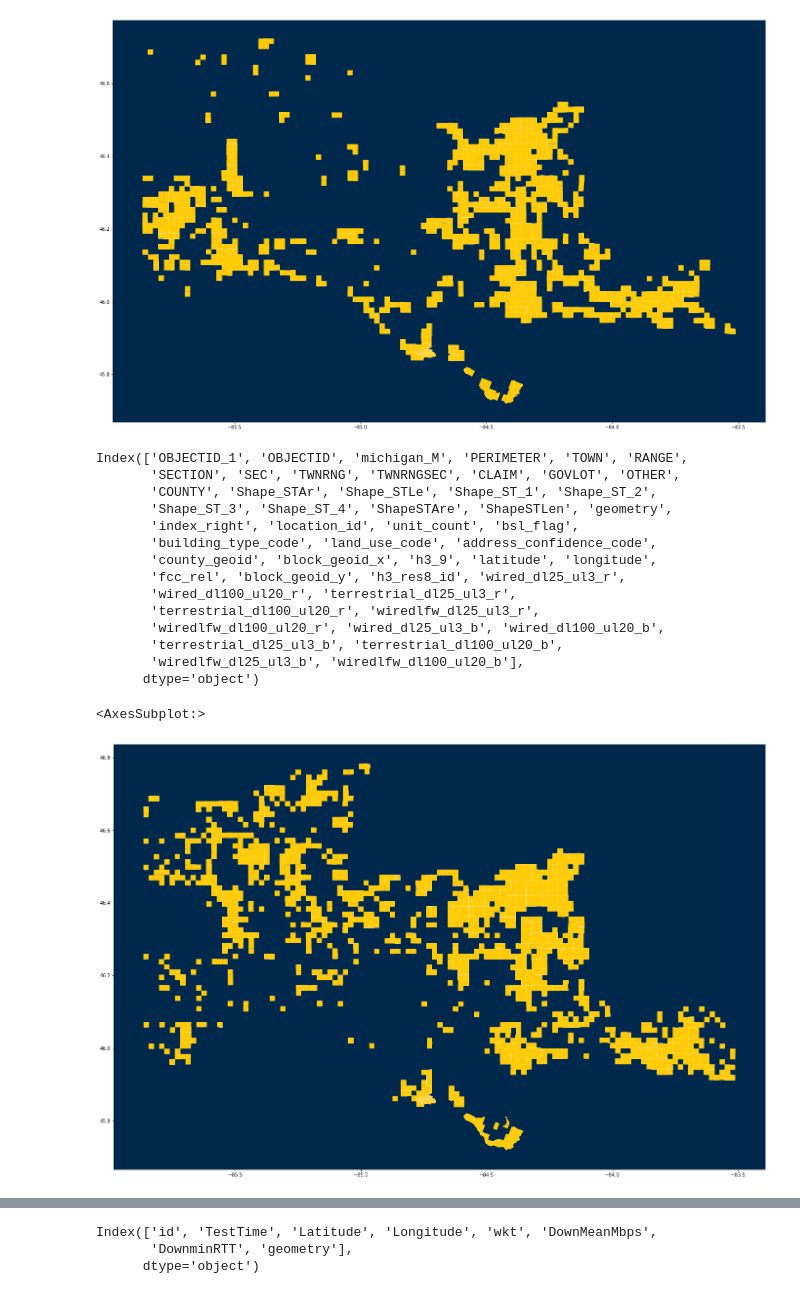
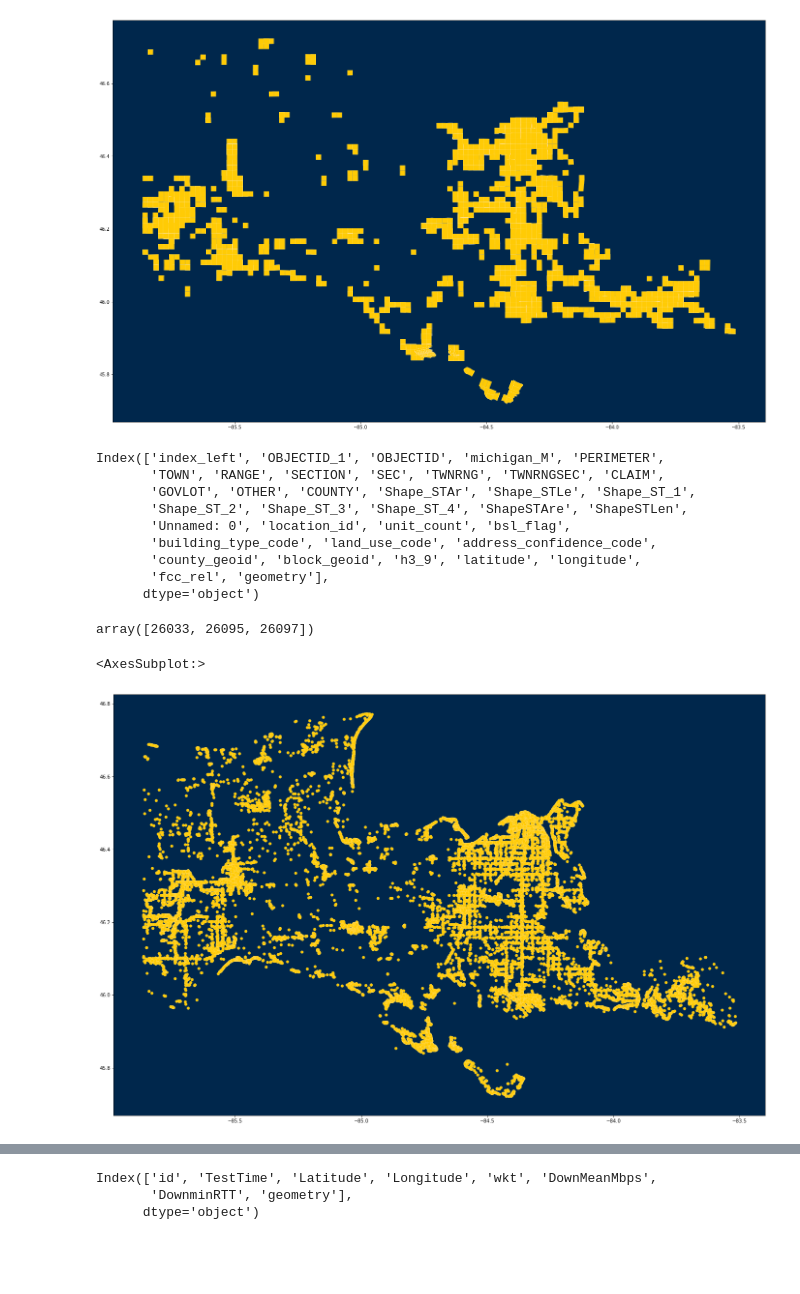
Before and after one commit to SBuxton-IDM/EquityMilestone, a Jupyter notebook: GeoPandas - Data - Spatial Join Notebook.ipynb, the cells around one changed output, grey strips where cells are left out. Saved outputs shown, nothing was run; the diff lists cells and outputs as text; code cells hidden in the pictures; blank space fills up the shorter version.

```diff
--- a/GeoPandas - Data - Spatial Join Notebook.ipynb
+++ b/GeoPandas - Data - Spatial Join Notebook.ipynb
@@ -24,3 +50,2 @@ Python 3.8.10
 # %%
-import shapely
-print(shapely.__version__)
+data_loc = "../../DATA/"
@@ -96,5 +118,5 @@ result_df.to_csv('./DATA/FCC/FCC_EUP_Fabric_BSL_07122023.csv')
 # %%
-FCC_EUP_BSL_df = pd.read_csv('./DATA/FCC/FCC_EUP_Fabric_BSL_07122023.csv')
+FCC_EUP_BSL_df = pd.read_csv(data_loc + 'FCC/FCC_EUP_Fabric_BSL_07122023.csv')
 # %%
 FCC_EUP_BSL_df.columns
 # %% [output]
@@ -182,7 +238,7 @@ usuf_location_df.plot(figsize=(32,16), color='#FFCB05')
 
 #open MI Survey Sections
 
-eup_sections = gp.read_file('./DATA/MI/Sections-Counties-17-48-49/Public_Land_Survey_Sections.shp')
+eup_sections = gp.read_file(data_loc + 'MI/Sections-Counties-17-48-49/Public_Land_Survey_Sections.shp')
 # %%
 eup_sections.columns
 # %% [output]
@@ -432,25 +503,24 @@ sections_with_network.plot(figsize=(40,16), color='#FFCB05', edgecolor='white',
 <AxesSubplot:>
 [figure]
 # %%
-locations_in_sections.columns
+bsl_locations_in_sections.columns
 # %% [output]
-Index(['OBJECTID_1', 'OBJECTID', 'michigan_M', 'PERIMETER', 'TOWN', 'RANGE',
-       'SECTION', 'SEC', 'TWNRNG', 'TWNRNGSEC', 'CLAIM', 'GOVLOT', 'OTHER',
-       'COUNTY', 'Shape_STAr', 'Shape_STLe', 'Shape_ST_1', 'Shape_ST_2',
-       'Shape_ST_3', 'Shape_ST_4', 'ShapeSTAre', 'ShapeSTLen', 'geometry',
-       'index_right', 'location_id', 'unit_count', 'bsl_flag',
+Index(['index_left', 'OBJECTID_1', 'OBJECTID', 'michigan_M', 'PERIMETER',
+       'TOWN', 'RANGE', 'SECTION', 'SEC', 'TWNRNG', 'TWNRNGSEC', 'CLAIM',
+       'GOVLOT', 'OTHER', 'COUNTY', 'Shape_STAr', 'Shape_STLe', 'Shape_ST_1',
+       'Shape_ST_2', 'Shape_ST_3', 'Shape_ST_4', 'ShapeSTAre', 'ShapeSTLen',
+       'Unnamed: 0', 'location_id', 'unit_count', 'bsl_flag',
        'building_type_code', 'land_use_code', 'address_confidence_code',
-       'county_geoid', 'block_geoid_x', 'h3_9', 'latitude', 'longitude',
-       'fcc_rel', 'block_geoid_y', 'h3_res8_id', 'wired_dl25_ul3_r',
-       'wired_dl100_ul20_r', 'terrestrial_dl25_ul3_r',
-       'terrestrial_dl100_ul20_r', 'wiredlfw_dl25_ul3_r',
-       'wiredlfw_dl100_ul20_r', 'wired_dl25_ul3_b', 'wired_dl100_ul20_b',
-       'terrestrial_dl25_ul3_b', 'terrestrial_dl100_ul20_b',
-       'wiredlfw_dl25_ul3_b', 'wiredlfw_dl100_ul20_b'],
+       'county_geoid', 'block_geoid', 'h3_9', 'latitude', 'longitude',
+       'fcc_rel', 'geometry'],
       dtype='object')
+# %%
+bsl_locations_in_sections['county_geoid'].unique()
+# %% [output]
+array([26033, 26095, 26097])
 # %%
-locations_in_sections.plot(figsize=(40,16), color='#FFCB05', edgecolor='white', linewidth=0.1)
+bsl_locations_in_sections.plot(figsize=(40,16), color='#FFCB05', edgecolor='white', linewidth=0.1)
 # %% [output]
 <AxesSubplot:>
-[figure, old version]
+[figure, new version]
 # %%
```
Also changed, not shown: parts of 38 cells of this notebook, 1 other file.
